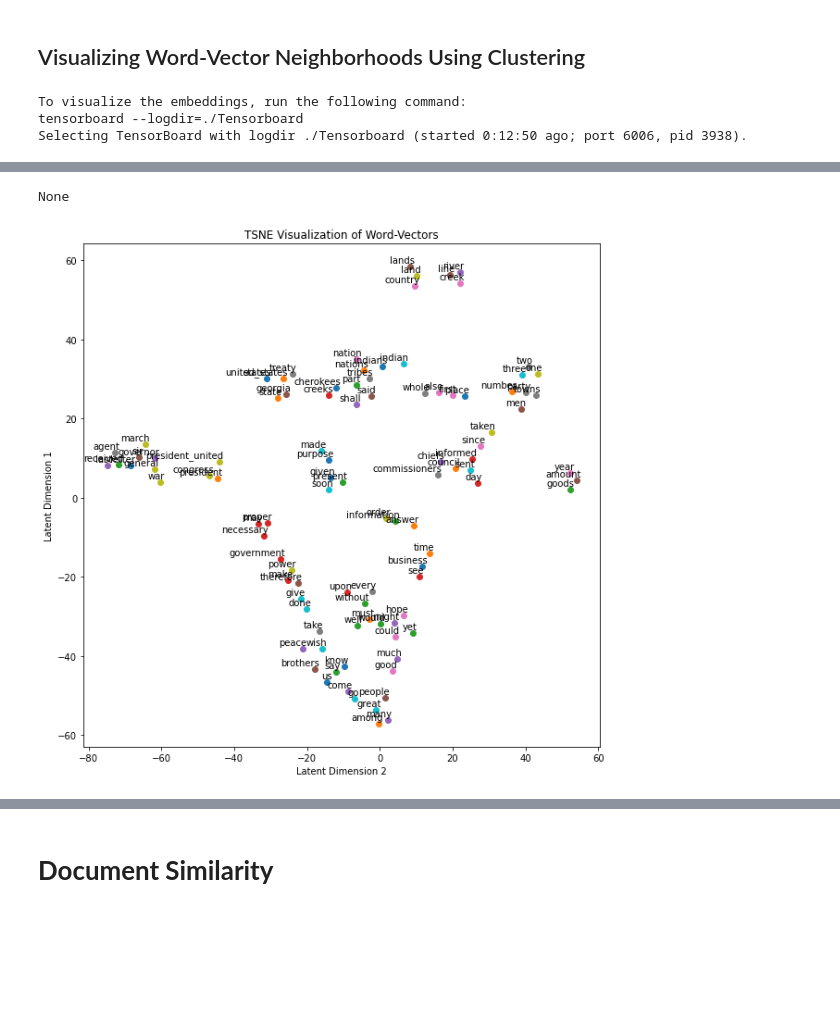
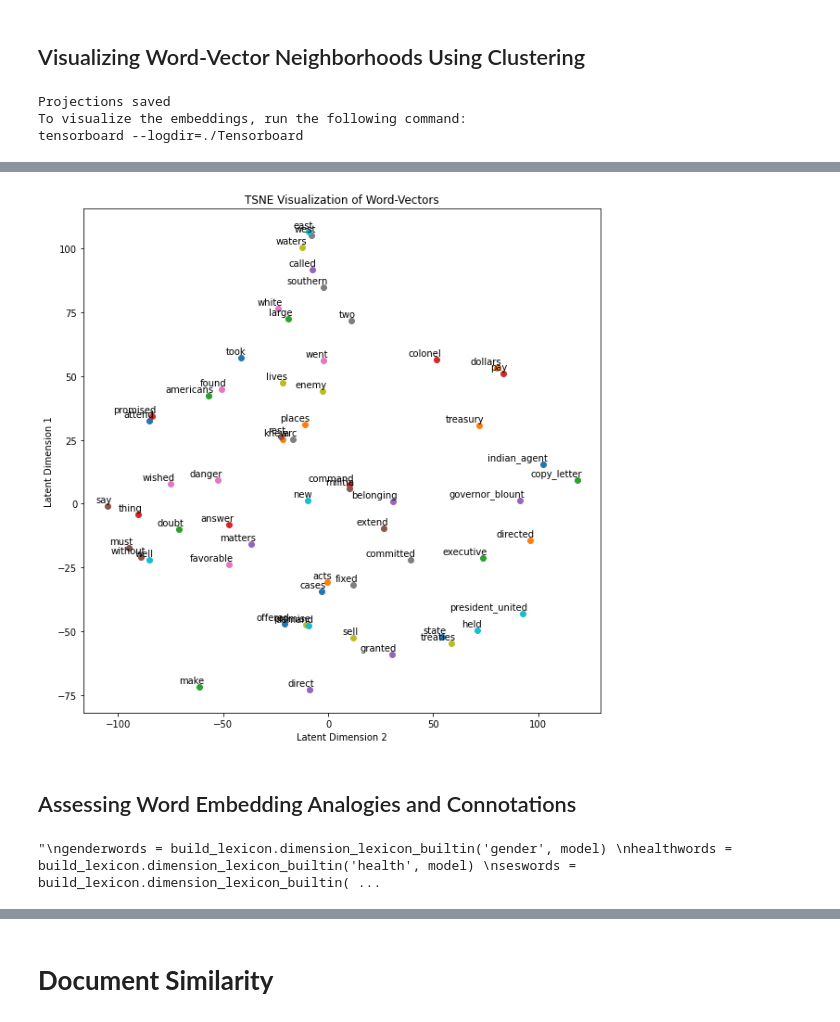
Before and after one commit to aaron68lee/NLP-Graphical-Knowledge-Mining, a Jupyter notebook: Topic_Modeling.ipynb, the cells around one changed output, grey strips where cells are left out. Cells and saved outputs as stored; diff of their text form; code cells hidden in the pictures; blank space fills up the shorter version.

```diff
--- a/Topic_Modeling.ipynb
+++ b/Topic_Modeling.ipynb
@@ -1669,22 +1677,23 @@ def tsne_plot(model, words, word_axes=None, topn=30, n_comp=2,
 
         # Save the embeddings in the summary writer
         projector.visualize_embeddings(summary_writer, config)
+        print("Projections saved")
 
     # Launch TensorBoard
     print("To visualize the embeddings, run the following command:")
     print(f"tensorboard --logdir={logdir}")
 
     # Tensorboard URL:
-    url = notebook.display(port=6006, height=500)
-    print(url)
-    #webbrowser.open(url)
+    #url = notebook.display(port=6006, height=500)
+    url = f'http://projector.tensorflow.org/?config=https://raw.githubusercontent.com/aaron68lee/NLP-Topic-Modeling-of-Corpora/main/{logdir[2:]}/projector_config.pbtxt'
 
     # Create Embedded Plot of Projection
 
+    MAX_POINTS=60
     if n_comp == 3:
-        x = new_values[:, 0]
-        y = new_values[:, 1]
-        z = new_values[:, 2]
+        x = new_values[0:MAX_POINTS, 0]
+        y = new_values[0:MAX_POINTS, 1]
+        z = new_values[0:MAX_POINTS, 2]
 
         fig = plt.figure(figsize=(10, 10))
         ax = fig.add_subplot(111, projection='3d')
@@ -1702,7 +1711,7 @@ def tsne_plot(model, words, word_axes=None, topn=30, n_comp=2,
     else:
         x = []
         y = []
-        for value in new_values:
+        for value in new_values[0:MAX_POINTS]:
             x.append(value[0])
             y.append(value[1])
 
@@ -1723,10 +1732,12 @@ def tsne_plot(model, words, word_axes=None, topn=30, n_comp=2,
     plt.show()
 # %%
 word_axes = [['war'], ['happy', 'peace']]
-words = vocab[0:100]
+vocab = list(model.wv.key_to_index.keys())
+words = vocab[0:1000]
+words = random.sample(words, len(words))  # random.shuffle(words) #
 
 tsne_plot(model, words, word_axes=None, topn=10, n_comp=2)
 # %% [output]
+Projections saved
 To visualize the embeddings, run the following command:
 tensorboard --logdir=./Tensorboard
-Selecting TensorBoard with logdir ./Tensorboard (started 0:12:50 ago; port 6006, pid 3938).
@@ -1734,2 +1744,3 @@ Selecting TensorBoard with logdir ./Tensorboard (started 0:12:50 ago; port 6006,
-None
-[figure, old version]
+[figure, new version]
+# %% [markdown]
+## Assessing Word Embedding Analogies and Connotations
@@ -1735,0 +1772,20 @@ None
+# %%
+'''
+genderwords = build_lexicon.dimension_lexicon_builtin('gender', model)
+healthwords = build_lexicon.dimension_lexicon_builtin('health', model)
+seswords = build_lexicon.dimension_lexicon_builtin('ses', model)
+puritywords = build_lexicon.dimension_lexicon_builtin('purity', model, min_count=50)
+
+#for validation
+mfdwords = build_lexicon.dimension_lexicon_builtin('moral_mfd', model, min_count=50)
+genderbolukwords = build_lexicon.dimension_lexicon_builtin('genderboluk', model)
+
+#Do visualization
+acc_plot(gender, genderwords) #change this to a dimension lexicon and corresponding set of words
+acc_plot(health, healthwords)
+acc_plot(ses, seswords)
+acc_plot(purity, puritywords)
+
+'''
+# %% [output]
+"\ngenderwords = build_lexicon.dimension_lexicon_builtin('gender', model) \nhealthwords = build_lexicon.dimension_lexicon_builtin('health', model) \nseswords = build_lexicon.dimension_lexicon_builtin( ...
```
Also changed, not shown: parts of 8 cells of this notebook, 15 other files.
